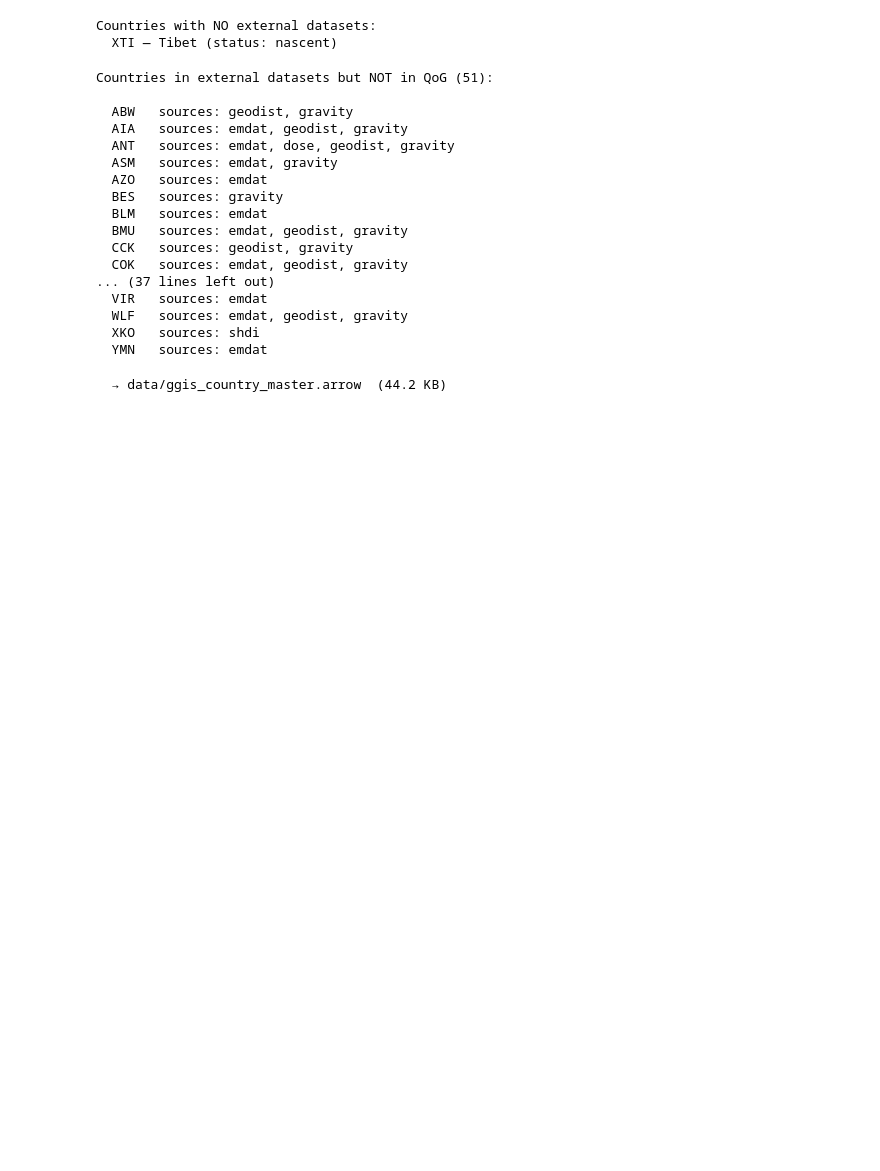
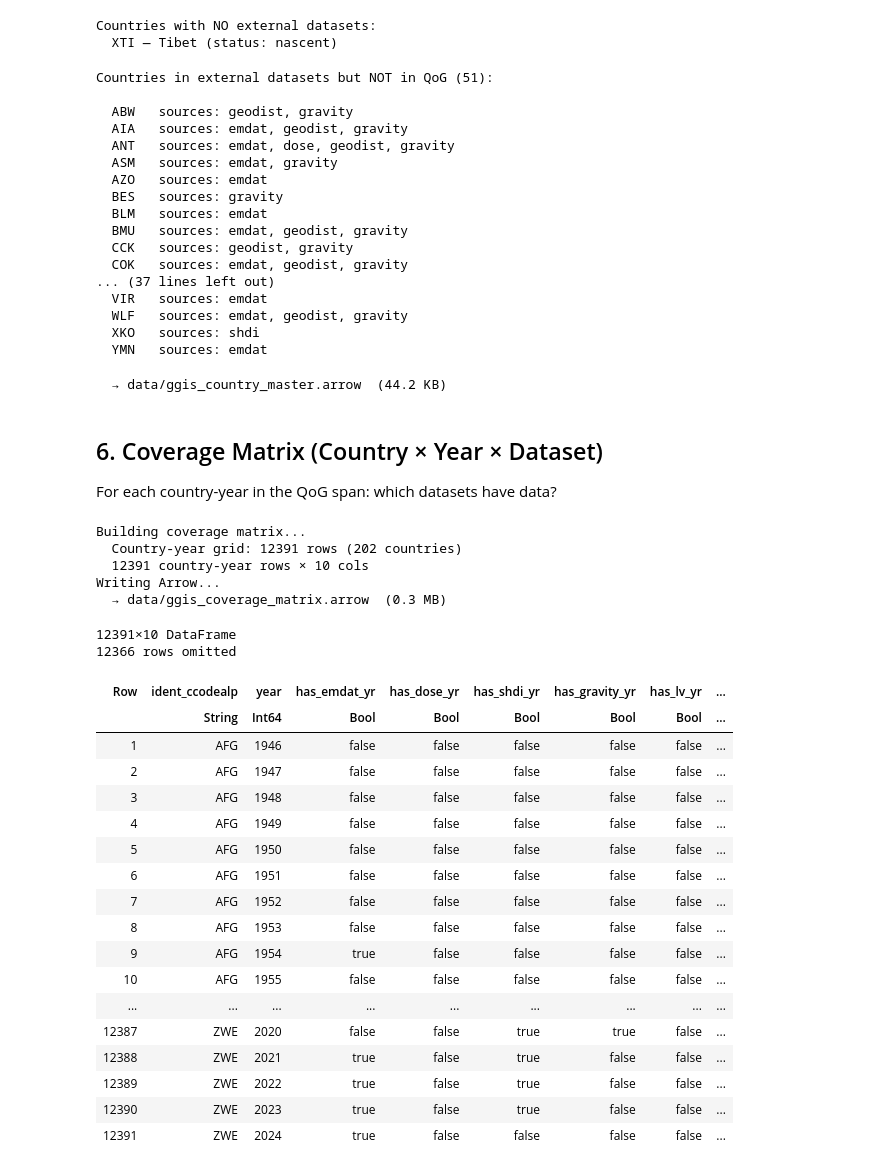
Before and after one commit to gary-dalton/criticality-index, a Jupyter notebook: work/p01b_structural_integration.ipynb, the cells around one changed output. Drawn from its saved outputs; the diff is of its cells as text; code cells hidden in the pictures; blank space fills up the shorter version.

```diff
--- a/work/p01b_structural_integration.ipynb
+++ b/work/p01b_structural_integration.ipynb
@@ -574,3 +574,36 @@ Countries in external datasets but NOT in QoG (51):
 # println("  → data/ggis_country_master.arrow  ($(round(filesize("data/ggis_country_master.arrow") / 1024, digits=1)) KB)")
 # %% [output]
   → data/ggis_country_master.arrow  (44.2 KB)
+# %% [markdown]
+## 6. Coverage Matrix (Country × Year × Dataset)
+
+For each country-year in the QoG span: which datasets have data?
+# %%
+include("phase01b/functions/load_phase01b.jl")
+matrix = build_and_write_coverage_matrix()
+# %% [output]
+Building coverage matrix...
+  Country-year grid: 12391 rows (202 countries)
+  12391 country-year rows × 10 cols
+Writing Arrow...
+  → data/ggis_coverage_matrix.arrow  (0.3 MB)
+12391×10 DataFrame
+12366 rows omitted
+| Row | ident_ccodealp | year | has_emdat_yr | has_dose_yr | has_shdi_yr | has_gravity_yr | has_lv_yr | ... |
+|  | String | Int64 | Bool | Bool | Bool | Bool | Bool | ... |
+| 1 | AFG | 1946 | false | false | false | false | false | ... |
+| 2 | AFG | 1947 | false | false | false | false | false | ... |
+| 3 | AFG | 1948 | false | false | false | false | false | ... |
+| 4 | AFG | 1949 | false | false | false | false | false | ... |
+| 5 | AFG | 1950 | false | false | false | false | false | ... |
+| 6 | AFG | 1951 | false | false | false | false | false | ... |
+| 7 | AFG | 1952 | false | false | false | false | false | ... |
+| 8 | AFG | 1953 | false | false | false | false | false | ... |
+| 9 | AFG | 1954 | true | false | false | false | false | ... |
+| 10 | AFG | 1955 | false | false | false | false | false | ... |
+| ... | ... | ... | ... | ... | ... | ... | ... | ... |
+| 12387 | ZWE | 2020 | false | false | true | true | false | ... |
+| 12388 | ZWE | 2021 | true | false | true | false | false | ... |
+| 12389 | ZWE | 2022 | true | false | true | false | false | ... |
+| 12390 | ZWE | 2023 | true | false | true | false | false | ... |
+| 12391 | ZWE | 2024 | true | false | false | false | false | ... |
```
Also changed, not shown: parts of 6 cells of this notebook, 4 other files.
